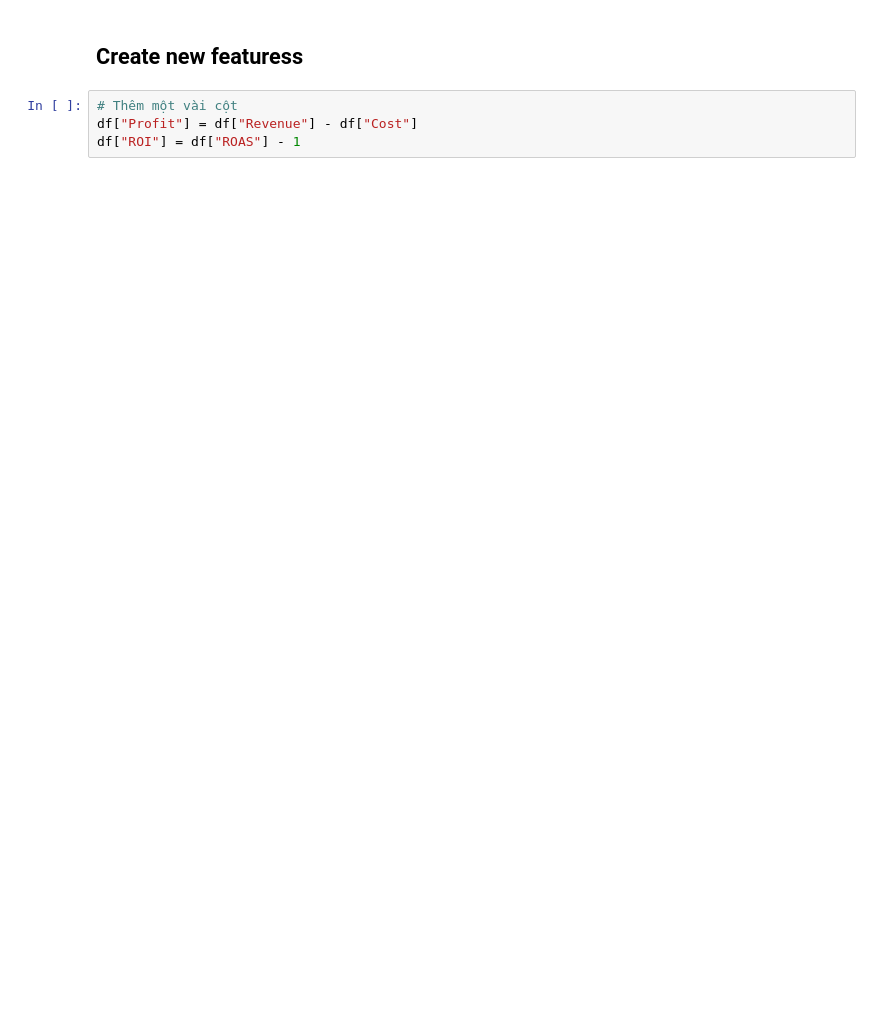
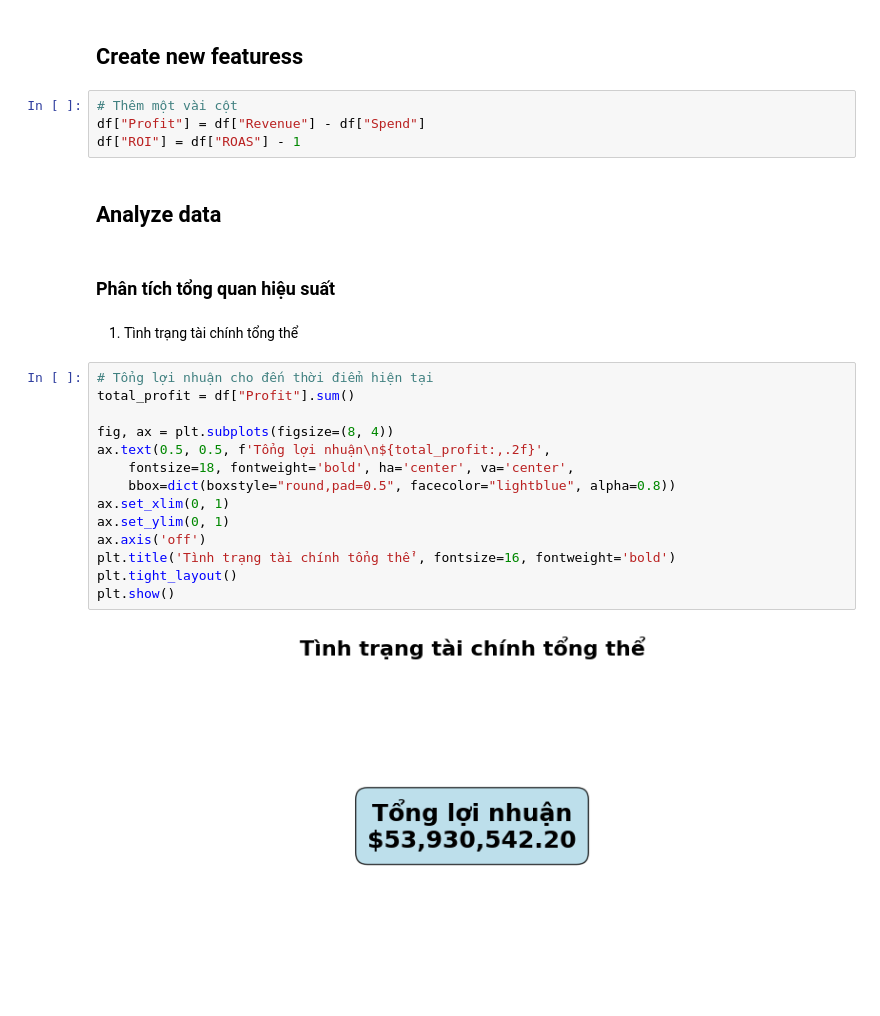
Before and after one commit to thethien8a/Marketing-Campaign-Analysis, a Jupyter notebook: project_2/Data_Analysis.ipynb, the cells around one changed output. Drawn from its saved outputs; the diff is of its cells as text; blank space fills up the shorter version.

Commit message:
Data Analysis ipynb update

```diff
--- a/project_2/Data_Analysis.ipynb
+++ b/project_2/Data_Analysis.ipynb
@@ -87,5 +89,27 @@ df[df["Campaign_ID"] == "C5910"]
 ## Create new featuress
 # %%
 # Thêm một vài cột
-df["Profit"] = df["Revenue"] - df["Cost"]
+df["Profit"] = df["Revenue"] - df["Spend"]
 df["ROI"] = df["ROAS"] - 1
+# %% [markdown]
+## Analyze data
+# %% [markdown]
+### Phân tích tổng quan hiệu suất
+# %% [markdown]
+1. Tình trạng tài chính tổng thể
+# %%
+# Tổng lợi nhuận cho đến thời điểm hiện tại
+total_profit = df["Profit"].sum()
+
+fig, ax = plt.subplots(figsize=(8, 4))
+ax.text(0.5, 0.5, f'Tổng lợi nhuận\n${total_profit:,.2f}',
+    fontsize=18, fontweight='bold', ha='center', va='center',
+    bbox=dict(boxstyle="round,pad=0.5", facecolor="lightblue", alpha=0.8))
+ax.set_xlim(0, 1)
+ax.set_ylim(0, 1)
+ax.axis('off')
+plt.title('Tình trạng tài chính tổng thể', fontsize=16, fontweight='bold')
+plt.tight_layout()
+plt.show()
+# %% [output]
+[figure, added]
```
Also changed, not shown: parts of 6 cells of this notebook, 1 other file.
